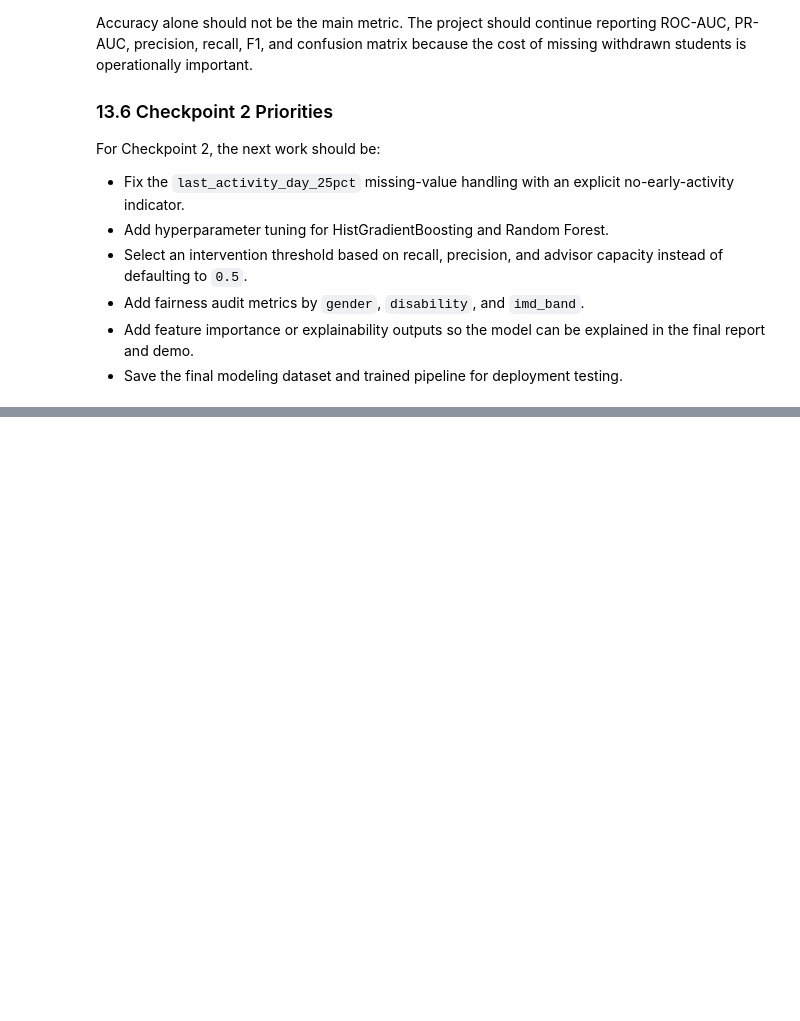
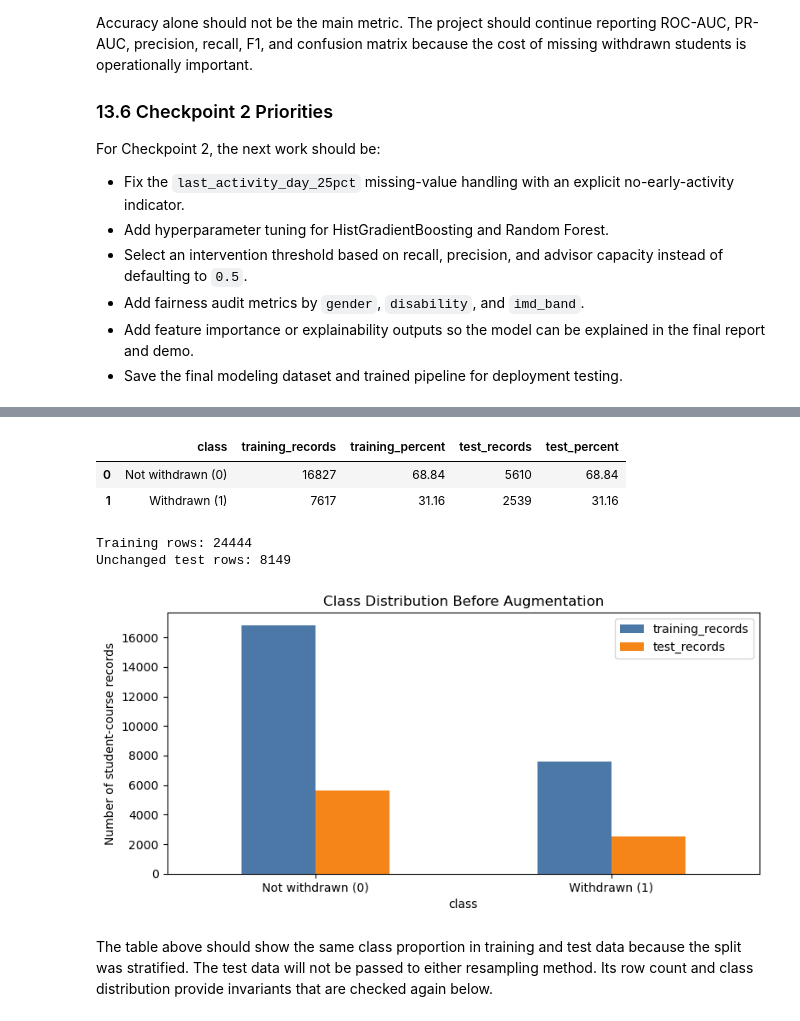
Before and after one commit to adityamd/iiith-capstone-project, a Jupyter notebook: dev_playground_shujath/checkpoint1_EDA_v1.ipynb, the cells around one changed output, grey strips where cells are left out. Drawn from its saved outputs; the diff is of its cells as text; code cells hidden in the pictures; blank space fills up the shorter version.

Commit message:
Add HistGradientBoosting augmentation analysis

```diff
--- a/dev_playground_shujath/checkpoint1_EDA_v1.ipynb
+++ b/dev_playground_shujath/checkpoint1_EDA_v1.ipynb
@@ -1039,0 +1144,50 @@ For Checkpoint 2, the next work should be:
+# %%
+# Confirm that this section is reusing the existing leakage-safe split.
+required_objects = [
+    "X_train", "X_test", "y_train", "y_test",
+    "numeric_features", "categorical_features", "preprocess"
+]
+missing_objects = [name for name in required_objects if name not in globals()]
+if missing_objects:
+    raise RuntimeError(
+        "Run the earlier modeling cells before this section. Missing: "
+        + ", ".join(missing_objects)
+    )
+
+augmentation_distribution_before = pd.DataFrame({
+    "class": ["Not withdrawn (0)", "Withdrawn (1)"],
+    "training_records": [int((y_train == 0).sum()), int((y_train == 1).sum())],
+    "training_percent": [
+        round((y_train == 0).mean() * 100, 2),
+        round((y_train == 1).mean() * 100, 2),
+    ],
+    "test_records": [int((y_test == 0).sum()), int((y_test == 1).sum())],
+    "test_percent": [
+        round((y_test == 0).mean() * 100, 2),
+        round((y_test == 1).mean() * 100, 2),
+    ],
+})
+
+display(augmentation_distribution_before)
+print("Training rows:", len(X_train))
+print("Unchanged test rows:", len(X_test))
+
+ax = augmentation_distribution_before.set_index("class")[[
+    "training_records", "test_records"
+]].plot(kind="bar", figsize=(8, 4), color=["#4C78A8", "#F58518"])
+ax.set_title("Class Distribution Before Augmentation")
+ax.set_ylabel("Number of student-course records")
+ax.tick_params(axis="x", rotation=0)
+plt.tight_layout()
+plt.show()
+# %% [output]
+|  | class | training_records | training_percent | test_records | test_percent |
+| 0 | Not withdrawn (0) | 16827 | 68.84 | 5610 | 68.84 |
+| 1 | Withdrawn (1) | 7617 | 31.16 | 2539 | 31.16 |
+Training rows: 24444
+Unchanged test rows: 8149
+[figure, added]
+# %% [markdown]
+The table above should show the same class proportion in training and test data because
+the split was stratified. The test data will not be passed to either resampling method.
+Its row count and class distribution provide invariants that are checked again below.
```
Also changed, not shown: parts of 26 cells of this notebook.
